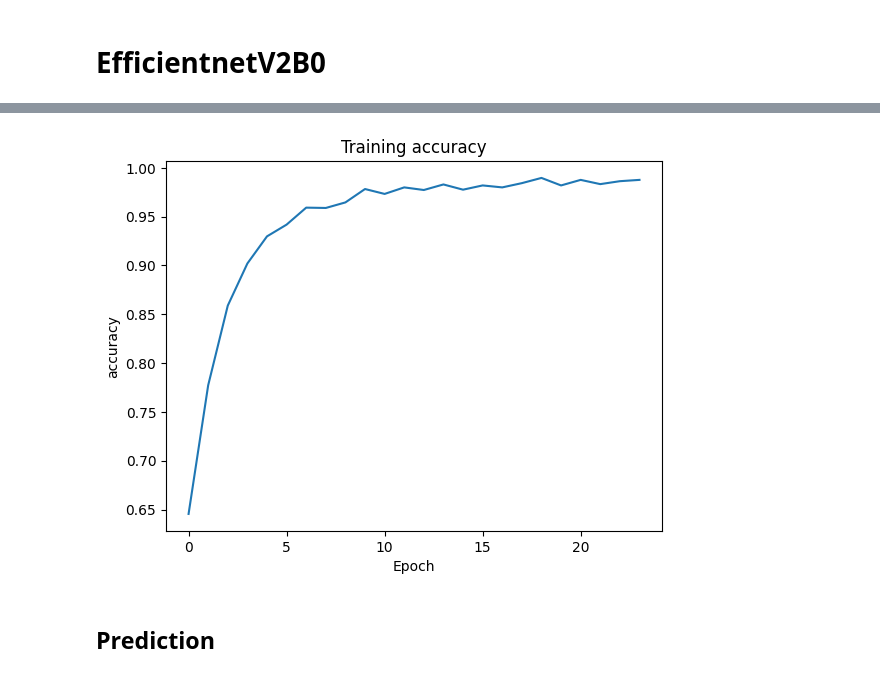
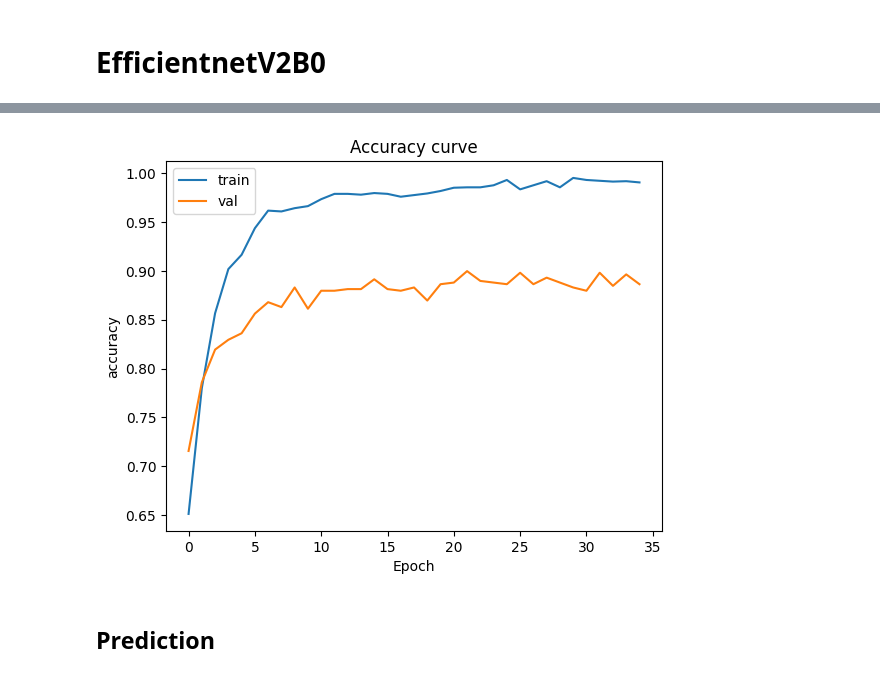
Before and after one commit to shashankkapoor/Anemia-Detection-From-Conjunctiva, a Jupyter notebook: Classification of the anemia by conjunctiva using ML.ipynb, the cells around one changed output, grey strips where cells are left out. Saved outputs shown, nothing was run; the diff lists cells and outputs as text; code cells hidden in the pictures.

```diff
--- a/Classification of the anemia by conjunctiva using ML.ipynb
+++ b/Classification of the anemia by conjunctiva using ML.ipynb
@@ -140,8 +132,8 @@ pickle.dump(labels, open('/content/drive/MyDrive/Classification of Anemia using
 # %%
 import pickle
 
-dataset = pickle.load(open('/content/drive/MyDrive/Classification of Anemia using palm and conjuntiva/x_final_conjunctiva.pkl', 'rb'))
-labels = pickle.load(open('/content/drive/MyDrive/Classification of Anemia using palm and conjuntiva/y_final_conjunctiva.pkl', 'rb'))
+dataset = pickle.load(open('/content/drive/MyDrive/Anemia-Detection-From-Conjunctiva/x_final_conjunctiva.pkl', 'rb'))
+labels = pickle.load(open('/content/drive/MyDrive/Anemia-Detection-From-Conjunctiva/y_final_conjunctiva.pkl', 'rb'))
 # %%
 print(dataset.shape)
 print(len(labels))
@@ -227,11 +219,13 @@ pickle.dump(history, open('/content/drive/MyDrive/Classification of Anemia using
 # %%
 import matplotlib.pyplot as plt
-history = pickle.load(open('/content/drive/MyDrive/Classification of Anemia using palm and conjuntiva/efficientnet_2_history.pkl', 'rb'))
+history = pickle.load(open('/content/drive/MyDrive/Anemia-Detection-From-Conjunctiva/EfficientNet_Experiment_2/Result/efficientnet_history.pkl', 'rb'))
 
 plt.plot(history.history['loss'])
-plt.title('Training Loss')
+plt.plot(history.history['val_loss'])
+plt.title('Loss curve')
 plt.xlabel('Epoch')
 plt.ylabel('Loss')
-plt.savefig("/content/drive/MyDrive/Classification of Anemia using palm and conjuntiva/Loss_curve.png")
+plt.legend(['train','val'])
+plt.savefig("/content/drive/MyDrive/Anemia-Detection-From-Conjunctiva/EfficientNet_Experiment_2/Result/Loss_curve.png")
 plt.show()
 # %% [output]
@@ -239,10 +233,12 @@ plt.show()
 # %%
 plt.plot(history.history['accuracy'])
-plt.title('Training accuracy')
+plt.plot(history.history['val_accuracy'])
+plt.title('Accuracy curve')
 plt.xlabel('Epoch')
 plt.ylabel('accuracy')
-plt.savefig("/content/drive/MyDrive/Classification of Anemia using palm and conjuntiva/accuracy_2_curve.png")
+plt.legend(['train','val'])
+plt.savefig("/content/drive/MyDrive/Anemia-Detection-From-Conjunctiva/EfficientNet_Experiment_2/Result/accuracy_curve.png")
 plt.show()
 # %% [output]
-[figure, old version]
+[figure, new version]
 # %%
```
Also changed, not shown: parts of 11 cells of this notebook, 7 other files.
